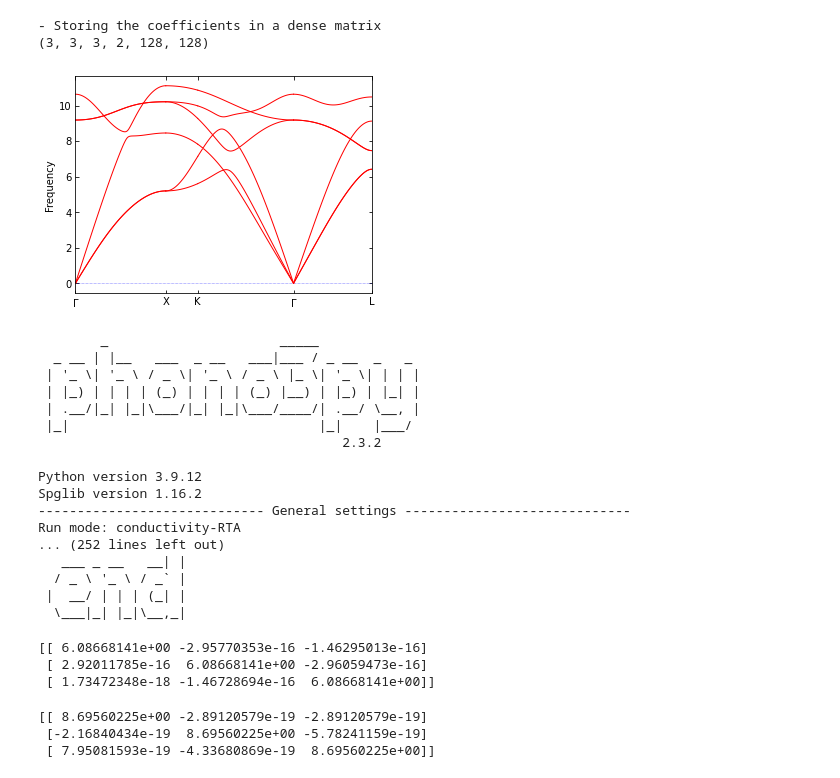
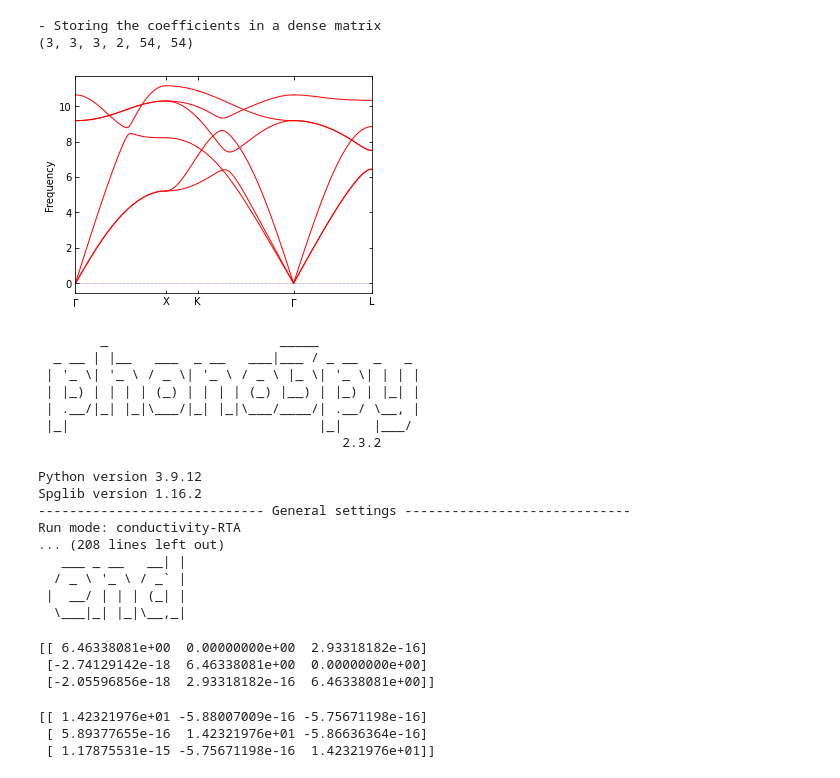
Before and after one commit to xinqian-mit/API_Phonons, a Jupyter notebook: Example_Scripts/EIM_AnHar_QHGK_NaCl/QHGK_EIM_NaCl.ipynb, the cells around one changed output. Drawn from its saved outputs; the diff is of its cells as text; code cells hidden in the pictures.

```diff
--- a/Example_Scripts/EIM_AnHar_QHGK_NaCl/QHGK_EIM_NaCl.ipynb
+++ b/Example_Scripts/EIM_AnHar_QHGK_NaCl/QHGK_EIM_NaCl.ipynb
@@ -32,9 +32,9 @@ T = 300
 Qpoints=np.array([[0.0001,0.0001,1.0],[0.5,0.5,1.0],[3./8,3./8,3./4],[0.0,0.0,0.0],[0.5,0.5,0.5]])
 band_labels=['$\Gamma$','X','K','$\Gamma$','L']
 
-Nrepeat=[4,4,4]
-mesh = [7,7,7]
-nneigh = 4
+Nrepeat=[3,3,3]
+mesh = [6,6,6]
+nneigh = 3
 
 poscar = 'POSCAR'
 
@@ -115,38 +115,41 @@ for i, e in enumerate(list4):
         isign = (-1)**(n // 2)
         jsign = -(-1)**(n % 2)
         # Start numbering the files at 1 for aesthetic
         # reasons.
         number = nirred * n + i + 1 # the number doesn't follow the order of 1,2,3,...
         dsposcar = FC3.normalize_SPOSCAR(FC3.move_two_atoms(sposcar, e[1], e[3], isign * thirdorder_common.H, e[0], e[2], jsign * thirdorder_common.H))
         filename = namepattern.format(number)
         FC3.write_POSCAR(dsposcar, filename)
         Scell = read_vasp(filename)
         Scells.append(Scell)
         os.remove(filename)
         #print number
         Scell_ase = api_ph.phonopyAtoms_to_aseAtoms(Scell)
         force = np.array(api_pl.calc_lmp_force(cmds,Scell_ase))
         phipart[:, i, :] -= isign * jsign * force[p, :].T
 
 phipart /= (400. * thirdorder_common.H * thirdorder_common.H)
 phifull = thirdorder_core.reconstruct_ifcs(phipart, wedge, list4,poscar, sposcar)
 print(phifull.shape)
 thirdorder_common.write_ifcs(phifull, poscar, sposcar, dmin, nequi, shifts, frange,"FORCE_CONSTANTS_3RD")
 
 # convert FC3 shengBTE to fc3 for phono3py.
 prim = read('POSCAR')
 supercell = read('SPOSCAR')
 fc3 = ForceConstants.read_shengBTE(supercell, 'FORCE_CONSTANTS_3RD', prim)
 
 api_ph.write_phonopy_fc2_hdf5('fc2.hdf5',fc2)
 api_ph.write_phonopy_fc3_hdf5('fc3.hdf5',fc3)
 # %% [output]
 - Storing the coefficients in a dense matrix
-(3, 3, 3, 2, 128, 128)
+(3, 3, 3, 2, 54, 54)
-[figure, old version]
+[figure, new version]
 # %%
 # under construction, compute QHGK thermal conductivity
 kappa_sym,kappa_ph_sym,Kxx_mp,Kyy_mp,Kzz_mp = AF.get_QHGK_thermal_conductvity_at_T(phonon,mesh,T)
+
+
+## There are still velocity operator symmetrize issues.
 # %% [output]
         _                      _____
   _ __ | |__   ___  _ __   ___|___ / _ __  _   _
@@ -160,7 +163,7 @@ Python version 3.9.12
 Spglib version 1.16.2
 ----------------------------- General settings -----------------------------
 Run mode: conductivity-RTA
-... (252 lines left out)
+... (208 lines left out)
    ___ _ __   __| |
   / _ \ '_ \ / _` |
  |  __/ | | | (_| |
@@ -168,12 +171,12 @@ Run mode: conductivity-RTA
 # %%
 print(kappa_ph_sym)
 # %% [output]
-[[ 6.08668141e+00 -2.95770353e-16 -1.46295013e-16]
- [ 2.92011785e-16  6.08668141e+00 -2.96059473e-16]
- [ 1.73472348e-18 -1.46728694e-16  6.08668141e+00]]
+[[ 6.46338081e+00  0.00000000e+00  2.93318182e-16]
+ [-2.74129142e-18  6.46338081e+00  0.00000000e+00]
+ [-2.05596856e-18  2.93318182e-16  6.46338081e+00]]
 # %%
 print(kappa_sym)
 # %% [output]
-[[ 8.69560225e+00 -2.89120579e-19 -2.89120579e-19]
- [-2.16840434e-19  8.69560225e+00 -5.78241159e-19]
- [ 7.95081593e-19 -4.33680869e-19  8.69560225e+00]]
+[[ 1.42321976e+01 -5.88007009e-16 -5.75671198e-16]
+ [ 5.89377655e-16  1.42321976e+01 -5.86636364e-16]
+ [ 1.17875531e-15 -5.75671198e-16  1.42321976e+01]]
```
